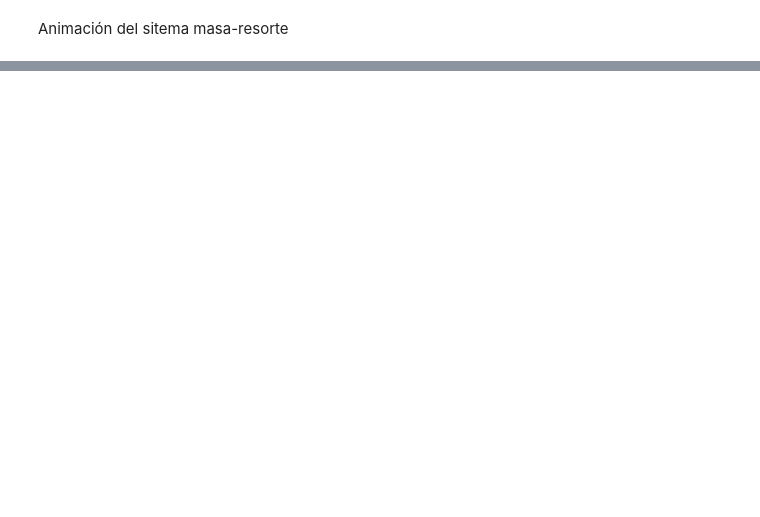
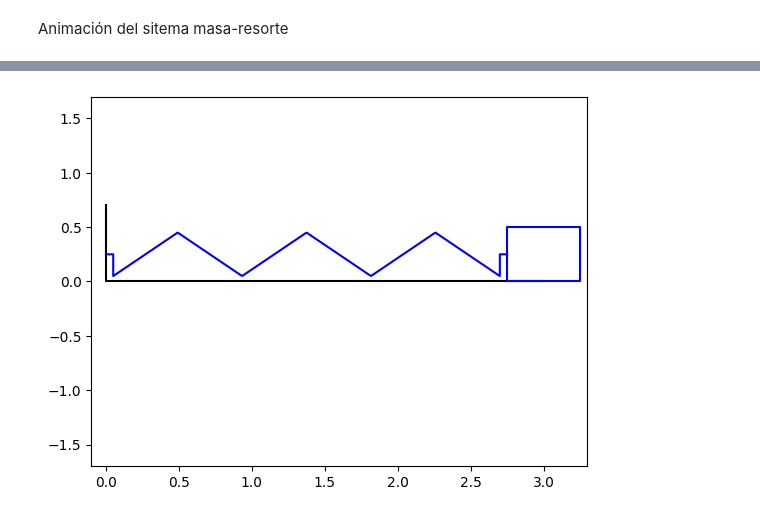
Before and after one commit to ArellanoMCarlos/SimMat_V2024, a Jupyter notebook: Ecuaciones diferenciales/Representación gráfica de la solución.ipynb, the cells around one changed output, grey strips where cells are left out. Saved outputs shown, nothing was run; the diff lists cells and outputs as text; code cells hidden in the pictures; blank space fills up the shorter version.

Commit message:
Animación del sistema masa-resorte

```diff
--- a/Ecuaciones diferenciales/Representación gráfica de la solución.ipynb
+++ b/Ecuaciones diferenciales/Representación gráfica de la solución.ipynb
@@ -335,0 +347,15 @@ Animación del sitema masa-resorte
+# %%
+def resorte(x):
+  d1=0.05     # distancia de la pared al resorte
+  D=0.5       # longitud del bloque
+  N=3         # número de picos en el resorte
+  A=D*0.4     # longitud vertical del resorte
+  x_R=x-2*d1-D/2
+  t=np.linspace(d1,x_R+d1,500)
+  R=A*sawtooth(2*np.pi*N*(t-d1)/x_R,0.5)
+  xr=np.concatenate([[0,d1],t,[x_R+d1,x_R+2*d1]])
+  yr=np.concatenate([[0,0],R,[0,0]])
+  return xr,yr
+# %%
+xr,yr=resorte(1)
+plt.plot(xr,yr)
@@ -335,0 +365,21 @@ Animación del sitema masa-resorte
+# %%
+def masa_resorte(t,x0,v0,k,m):
+  w0=np.sqrt(k/m)
+  x=x0*np.cos(w0*t)+v0*w0*np.sin(w0*t)
+  offset=2
+  xr,yr=resorte(x+offset)
+  xo=x+offset
+  plt.clf()
+  lineas=plt.plot([0,0,3],[0.7,0,0],'k',              # paredes
+                  xr,yr+0.25,'b',                     # resorte
+                  [xo-0.25,xo+0.25,xo+0.25,xo-0.25,xo-0.25],[0,0,0.5,0.5,0],'b') # bloque
+  plt.axis([-0.1,3.3,-1.7,1.7])
+  return lineas
+# %%
+fig=plt.figure()
+t=np.arange(0,30,0.1)
+x0,v0,k,m=1,-1,1,6.7
+anim=FuncAnimation(fig,masa_resorte,t,fargs=(x0,v0,k,m),interval=100,repeat=False)
+anim.save('masa-resorte.mp4',fps=10)
+# %% [output]
+[figure, added]
```
Also changed, not shown: parts of 4 cells of this notebook, 1 other file.
